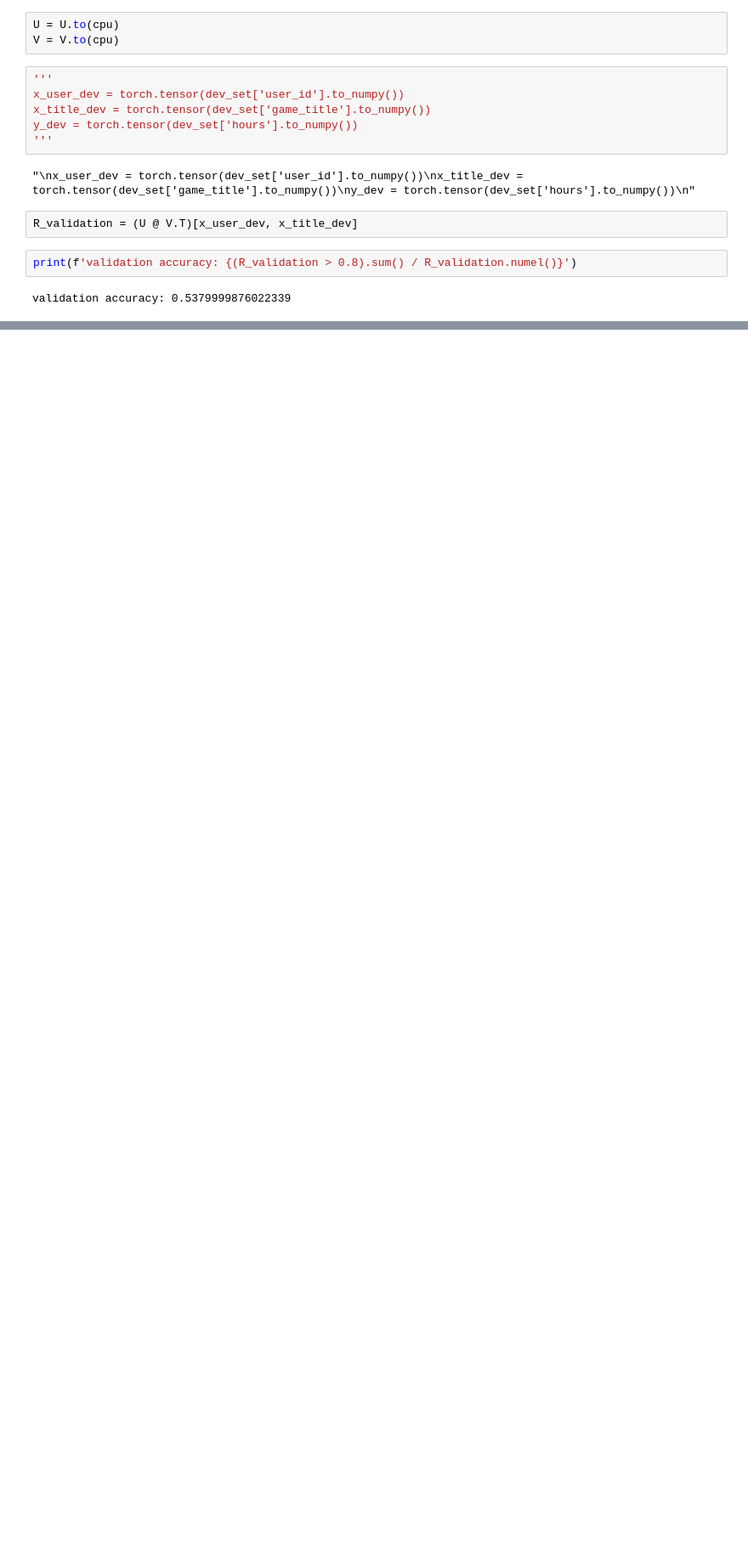
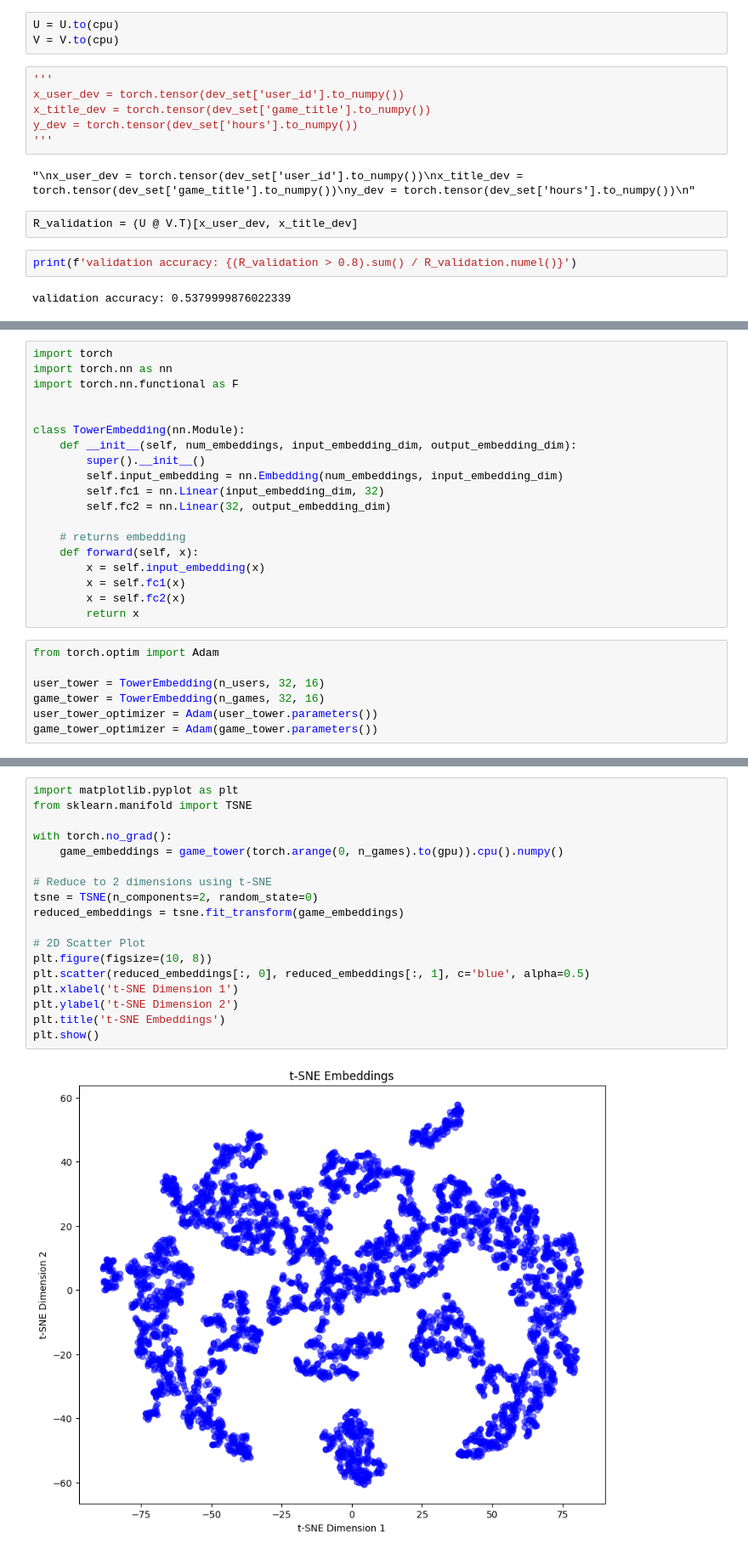
Before and after one commit to jingz-dev/ml_proto, a Jupyter notebook: src/recommender.ipynb, the cells around one changed output, grey strips where cells are left out. Shown at 85% size. Drawn from its saved outputs; the diff is of its cells as text; blank space fills up the shorter version.

```diff
--- a/src/recommender.ipynb
+++ b/src/recommender.ipynb
@@ -278,0 +342,26 @@ validation accuracy: 0.5379999876022339
+# %%
+import torch
+import torch.nn as nn
+import torch.nn.functional as F
+
+
+class TowerEmbedding(nn.Module):
+    def __init__(self, num_embeddings, input_embedding_dim, output_embedding_dim):
+        super().__init__()
+        self.input_embedding = nn.Embedding(num_embeddings, input_embedding_dim)
+        self.fc1 = nn.Linear(input_embedding_dim, 32)
+        self.fc2 = nn.Linear(32, output_embedding_dim)
+
+    # returns embedding
+    def forward(self, x):
+        x = self.input_embedding(x)
+        x = self.fc1(x)
+        x = self.fc2(x)
+        return x
+# %%
+from torch.optim import Adam
+
+user_tower = TowerEmbedding(n_users, 32, 16)
+game_tower = TowerEmbedding(n_games, 32, 16)
+user_tower_optimizer = Adam(user_tower.parameters())
+game_tower_optimizer = Adam(game_tower.parameters())
@@ -278,0 +416,20 @@ validation accuracy: 0.5379999876022339
+# %%
+import matplotlib.pyplot as plt
+from sklearn.manifold import TSNE
+
+with torch.no_grad():
+    game_embeddings = game_tower(torch.arange(0, n_games).to(gpu)).cpu().numpy()
+
+# Reduce to 2 dimensions using t-SNE
+tsne = TSNE(n_components=2, random_state=0)
+reduced_embeddings = tsne.fit_transform(game_embeddings)
+
+# 2D Scatter Plot
+plt.figure(figsize=(10, 8))
+plt.scatter(reduced_embeddings[:, 0], reduced_embeddings[:, 1], c='blue', alpha=0.5)
+plt.xlabel('t-SNE Dimension 1')
+plt.ylabel('t-SNE Dimension 2')
+plt.title('t-SNE Embeddings')
+plt.show()
+# %% [output]
+[figure, added]
```
Also changed, not shown: parts of 23 cells of this notebook.
